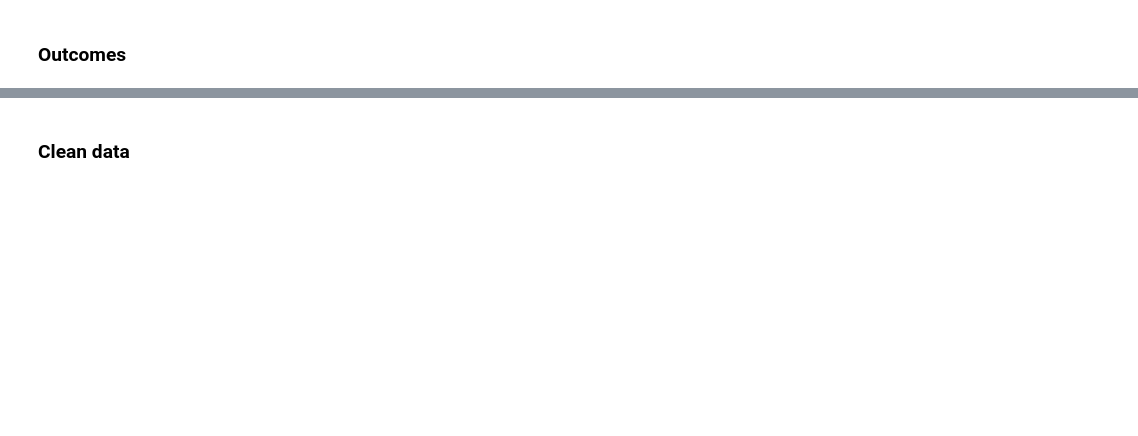
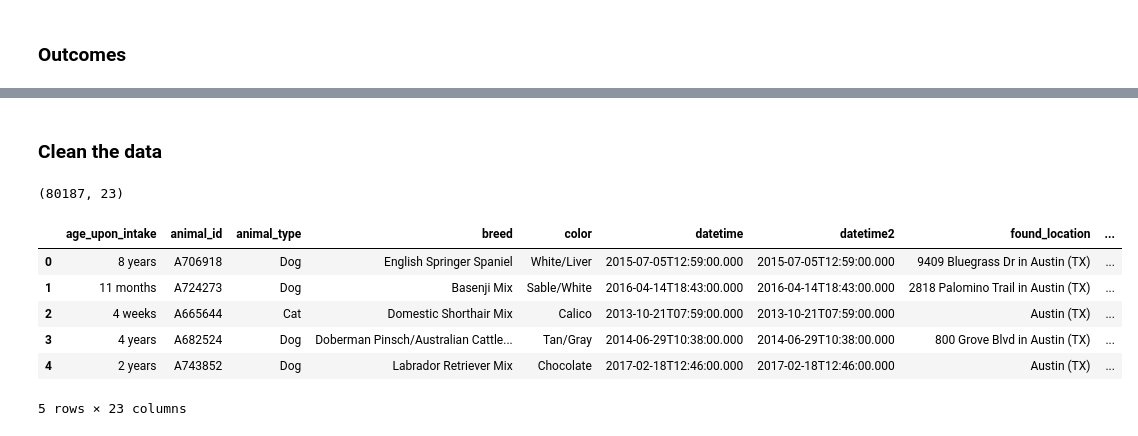
Before and after one commit to BZaldua/animal-shelter-AI, a Jupyter notebook: Shelter_Analysis.ipynb, the cells around one changed output, grey strips where cells are left out. Cells and saved outputs as stored; diff of their text form; code cells hidden in the pictures; blank space fills up the shorter version.

```diff
--- a/Shelter_Analysis.ipynb
+++ b/Shelter_Analysis.ipynb
@@ -35,17 +67,16 @@ df_outcomes.head(4)
 # %% [markdown]
-### Clean data
+### Clean the data
-# %%
-# Clean intakes
-df_intakes.drop('datetime2', axis=1, inplace=True)
-df_intakes.drop('found_location', axis=1, inplace=True)
-
-# Clean intakes_outcomes
-df_intakes_outcomes.drop('intake_month', axis=1, inplace=True)
-df_intakes_outcomes.drop('intake_year', axis=1, inplace=True)
-df_intakes_outcomes.drop('intake_monthyear', axis=1, inplace=True)
-df_intakes_outcomes.drop('intake_weekday', axis=1, inplace=True)
-df_intakes_outcomes.drop('intake_hour', axis=1, inplace=True)
-df_intakes_outcomes.drop('time_in_shelter', axis=1, inplace=True)   #time_in_shelter_days is more usable
-
-# Clean outcomes
-df_outcomes.drop('monthyear', axis=1, inplace=True)
+# %%
+df_intakes = hlp.transform_age(df_intakes, 'age_upon_intake')
+df_intakes = hlp.transform_date(df_intakes, 'intake')
+print(df_intakes.shape)
+df_intakes.head()
+# %% [output]
+(80187, 23)
+|  | age_upon_intake | animal_id | animal_type | breed | color | datetime | datetime2 | found_location | ... |
+| 0 | 8 years | A706918 | Dog | English Springer Spaniel | White/Liver | 2015-07-05T12:59:00.000 | 2015-07-05T12:59:00.000 | 9409 Bluegrass Dr in Austin (TX) | ... |
+| 1 | 11 months | A724273 | Dog | Basenji Mix | Sable/White | 2016-04-14T18:43:00.000 | 2016-04-14T18:43:00.000 | 2818 Palomino Trail in Austin (TX) | ... |
+| 2 | 4 weeks | A665644 | Cat | Domestic Shorthair Mix | Calico | 2013-10-21T07:59:00.000 | 2013-10-21T07:59:00.000 | Austin (TX) | ... |
+| 3 | 4 years | A682524 | Dog | Doberman Pinsch/Australian Cattle... | Tan/Gray | 2014-06-29T10:38:00.000 | 2014-06-29T10:38:00.000 | 800 Grove Blvd in Austin (TX) | ... |
+| 4 | 2 years | A743852 | Dog | Labrador Retriever Mix | Chocolate | 2017-02-18T12:46:00.000 | 2017-02-18T12:46:00.000 | Austin (TX) | ... |
+5 rows × 23 columns
```
Also changed, not shown: parts of 10 cells of this notebook, 1 other file.
